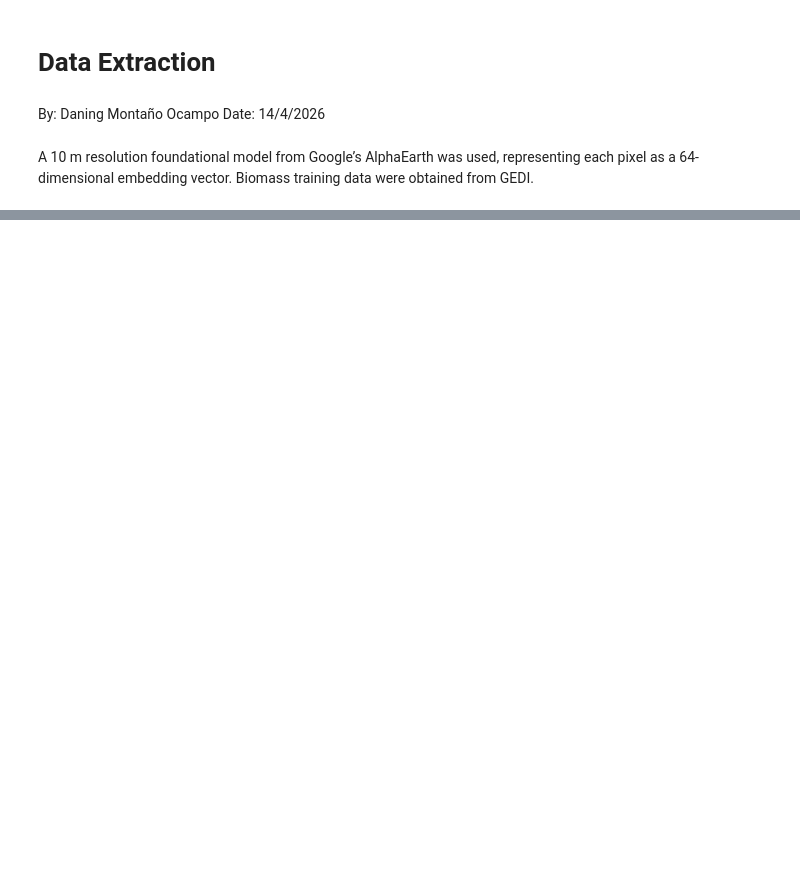
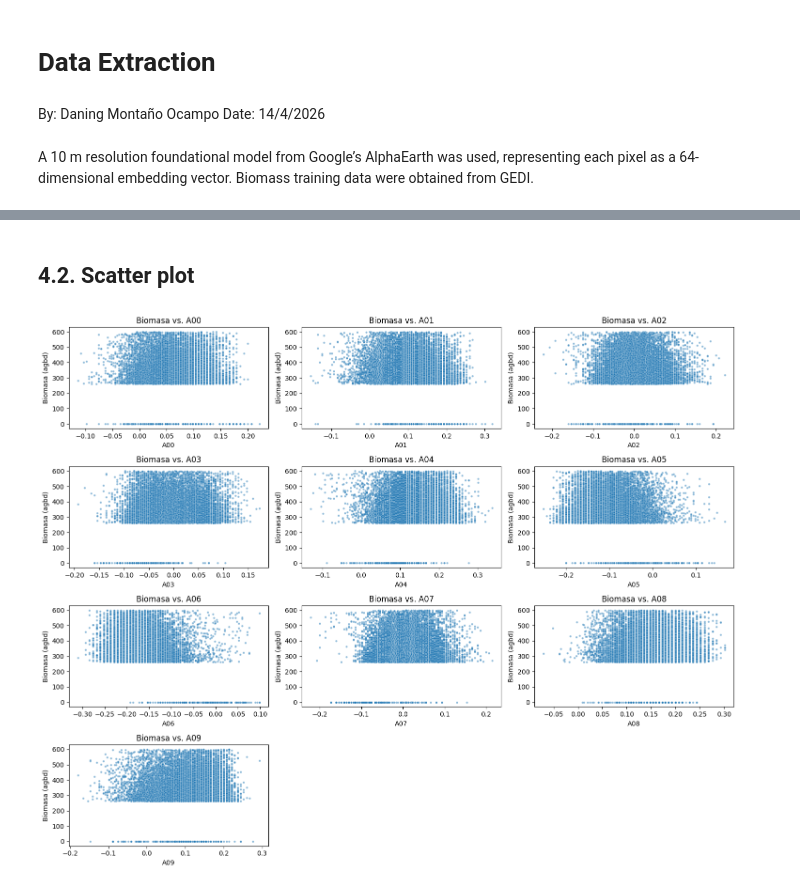
Before and after one commit to daningMontano/ACUS_ECOSYSTEM_ZCH, a Jupyter notebook: Notebooks/Biomass/0_Data_extraction.ipynb, the cells around one changed output, grey strips where cells are left out. Saved outputs shown, nothing was run; the diff lists cells and outputs as text; code cells hidden in the pictures; blank space fills up the shorter version.

```diff
--- a/Notebooks/Biomass/0_Data_extraction.ipynb
+++ b/Notebooks/Biomass/0_Data_extraction.ipynb
@@ -28,0 +314,20 @@ ee.Initialize(project='monitoreofpachamama')
+# %% [markdown]
+## 4.2. Scatter plot
+# %%
+num_embeddings_to_plot = 10
+
+plt.figure(figsize=(15, 12))
+
+for i in range(num_embeddings_to_plot):
+    col_name = f'A{i:02d}' # e.g., 'A00', 'A01'
+
+    plt.subplot(4, 3, i + 1) # Create a subplot for each embedding
+    sns.scatterplot(data=df_final, x=col_name, y='agbd', alpha=0.5, s=10)
+    plt.title(f'Biomasa vs. {col_name}')
+    plt.xlabel(col_name)
+    plt.ylabel('Biomasa (agbd)')
+
+plt.tight_layout()
+plt.show()
+# %% [output]
+[figure, added]
```
Also changed, not shown: parts of 29 cells of this notebook.
